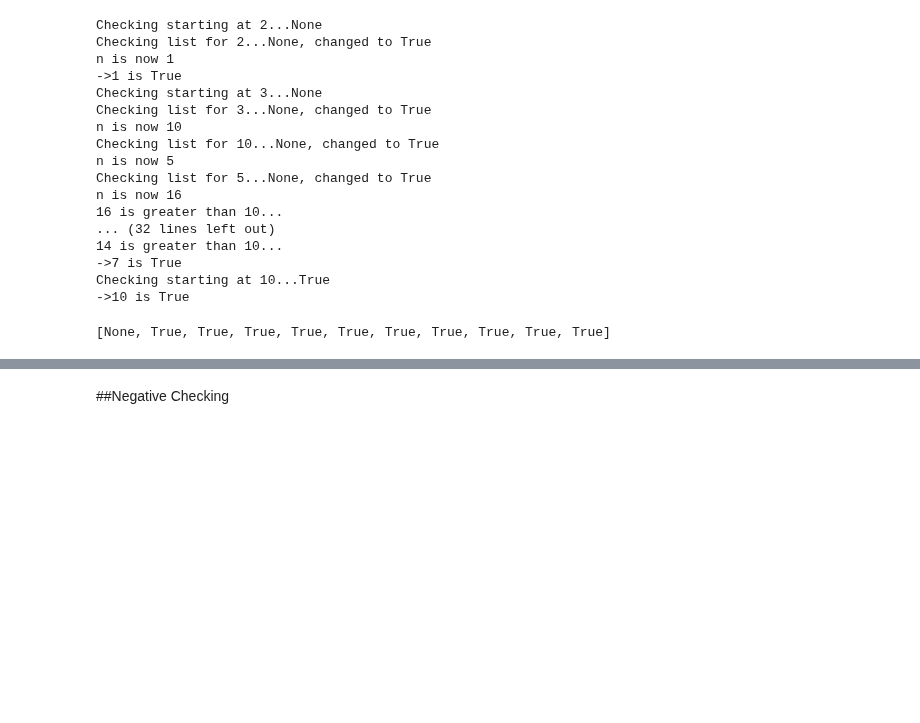
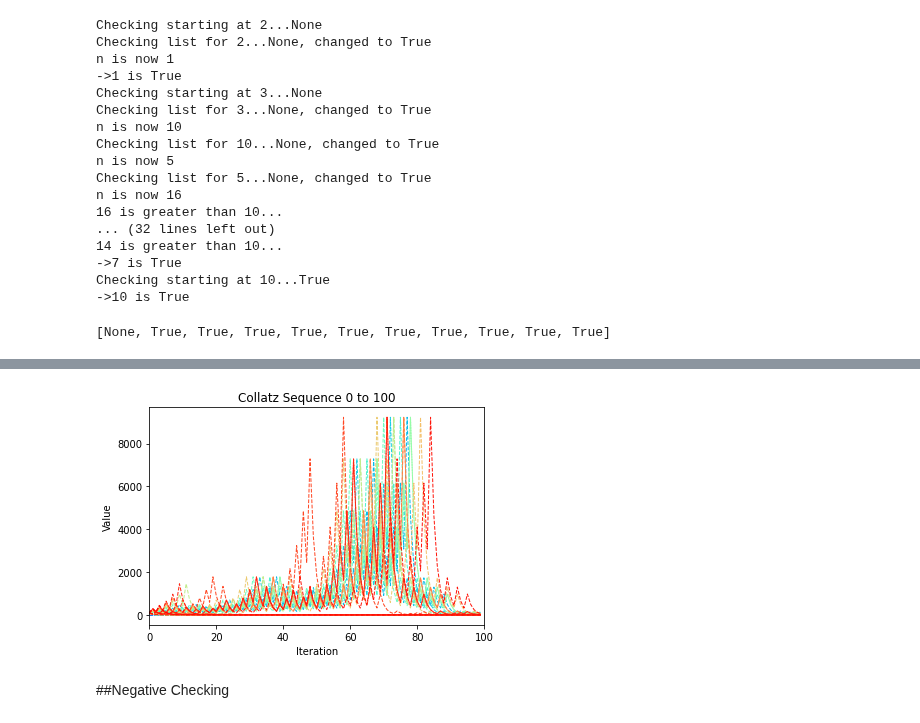
Before and after one commit to BurleighCharlton/Python-Mathematics, a Jupyter notebook: 3n+1_Exploration.ipynb, the cells around one changed output, grey strips where cells are left out. Drawn from its saved outputs; the diff is of its cells as text; code cells hidden in the pictures; blank space fills up the shorter version.

```diff
--- a/3n+1_Exploration.ipynb
+++ b/3n+1_Exploration.ipynb
@@ -193,3 +269,7 @@ Checking starting at 10...True
+# %%
+plot_collatz(100,100, marker='', linewidth=1)
+# %% [output]
+[figure, added]
 # %% [markdown]
 ##Negative Checking
 # %% [markdown]
```
Also changed, not shown: parts of 38 cells of this notebook.
